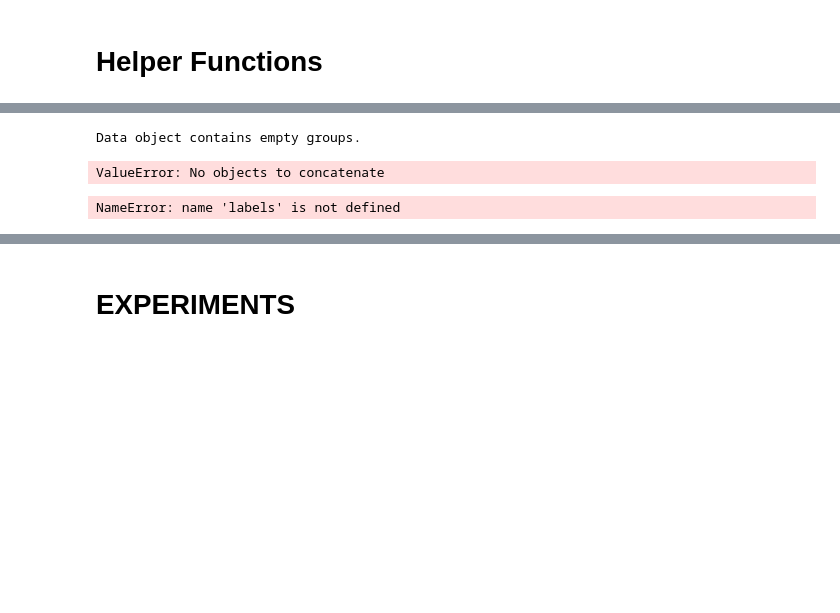
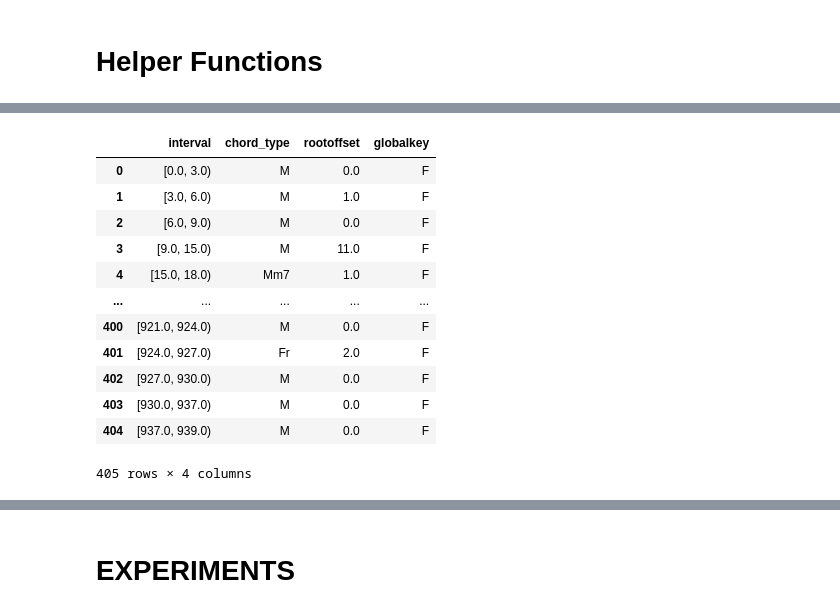
Before and after one commit to judah-daniels/protovoices-haskell, a Jupyter notebook: preprocessing/preprocess.ipynb, the cells around one changed output, grey strips where cells are left out. Cells and saved outputs as stored; diff of their text form; code cells hidden in the pictures; blank space fills up the shorter version.

```diff
--- a/preprocessing/preprocess.ipynb
+++ b/preprocessing/preprocess.ipynb
@@ -24,5 +27,5 @@ ValueError: No objects to concatenate
 # %%
 # Load Romantic Piano Corpus
-abc_corpus = dc.Corpus()
-abc_corpus.load("../../", parse_tsv=True, parse_scores=False) # make sure to parse directly from MuseScore files
+abc_corpus = dc.Dataset()
+abc_corpus.load("../../ABC/", parse_tsv=True, parse_scores=False) # make sure to parse directly from MuseScore files
 #romantic_corpus.data
@@ -184,9 +190,46 @@ DCML_HARMONY_SUPERFLUOUS_TONE_REPLACEMENT_WARNING (6, 20, 'V(6b5)') ms3.Parse.AB
-# %%
-(rchord, rlabels) = processCorpus(romantic_corpus)
-# %% [output]
-Data object contains empty groups.
-ValueError: No objects to concatenate
+# %%
+(labels, salamis) = processCorpus(abc_corpus)
 # %%
 pieces = labels.loc["ABC"].index.unique(0).tolist()
-# %% [output]
-NameError: name 'labels' is not defined
+# %%
+piece = pieces[0]
+# %%
+# Returns two dataframes, one for the chords, one for the slices
+# zoom in on the chords in one piece
+chords = labels.loc[('ABC', piece)]
+
+# Translate labels to absolute pitches
+
+desired_chord_columns = ['chord','pedal','numeral','form','figbass','changes','relativeroot','localkey','globalkey']
+chordz = chords.copy().reset_index()
+chordz = chordz.reset_index()
+
+chords_abs_columns = ['chord', 'globalkey','globalkey_is_minor']
+
+clean_chords = chordz[chordz['chord'] != '@none']
+ms.labels2global_tonic(clean_chords, inplace=True)
+clean_chords.to_csv("chordsbefore.csv")
+transform_chords_abs(clean_chords)
+
+# Recombine the segments with @None labels
+full_chords_abs = pd.concat([clean_chords, chordz[chordz['chord'] == '@none']]).sort_index()
+full_chords_abs.rootoffset.fillna(0, inplace=True)
+
+# Now we merge repeated chords
+relavant_columns = ["interval", "chord_type", "rootoffset", "globalkey"]
+# %%
+full_chords_abs[relavant_columns]
+# %% [output]
+|  | interval | chord_type | rootoffset | globalkey |
+| 0 | [0.0, 3.0) | M | 0.0 | F |
+| 1 | [3.0, 6.0) | M | 1.0 | F |
+| 2 | [6.0, 9.0) | M | 0.0 | F |
+| 3 | [9.0, 15.0) | M | 11.0 | F |
+| 4 | [15.0, 18.0) | Mm7 | 1.0 | F |
+| ... | ... | ... | ... | ... |
+| 400 | [921.0, 924.0) | M | 0.0 | F |
+| 401 | [924.0, 927.0) | Fr | 2.0 | F |
+| 402 | [927.0, 930.0) | M | 0.0 | F |
+| 403 | [930.0, 937.0) | M | 0.0 | F |
+| 404 | [937.0, 939.0) | M | 0.0 | F |
+405 rows × 4 columns
```
Also changed, not shown: parts of 23 cells of this notebook, 7 other files.
